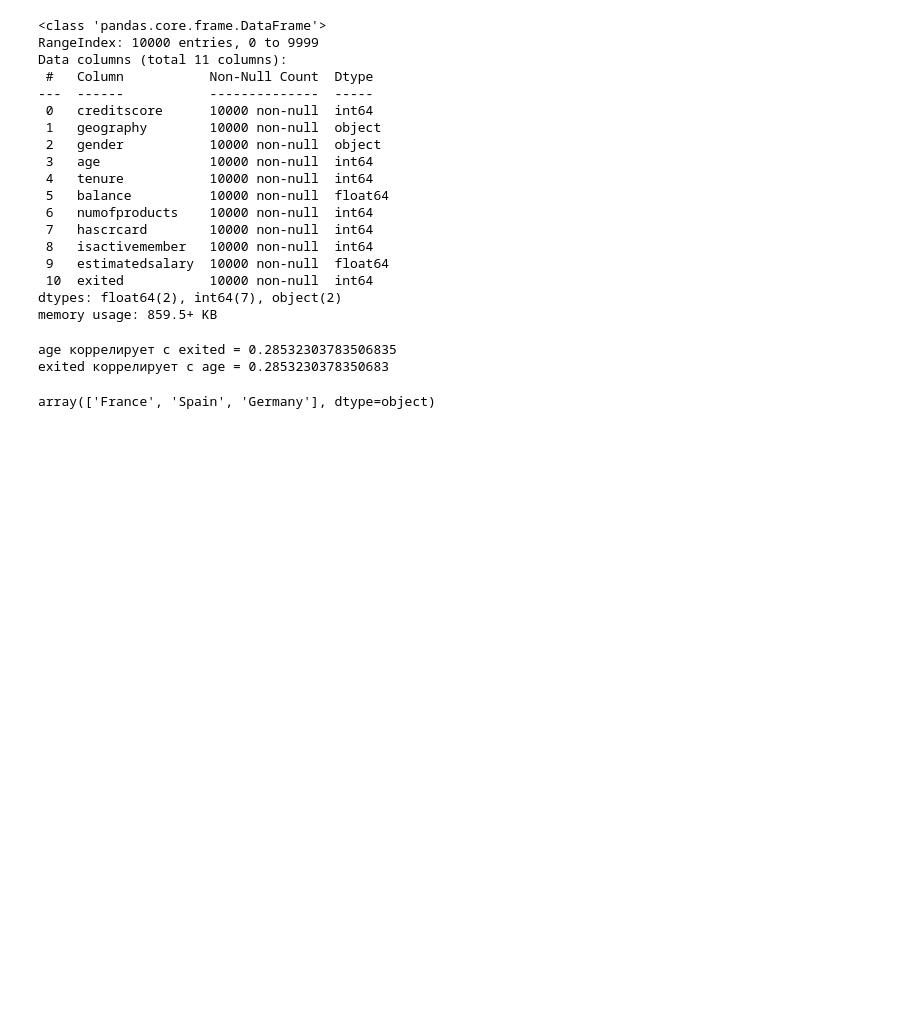
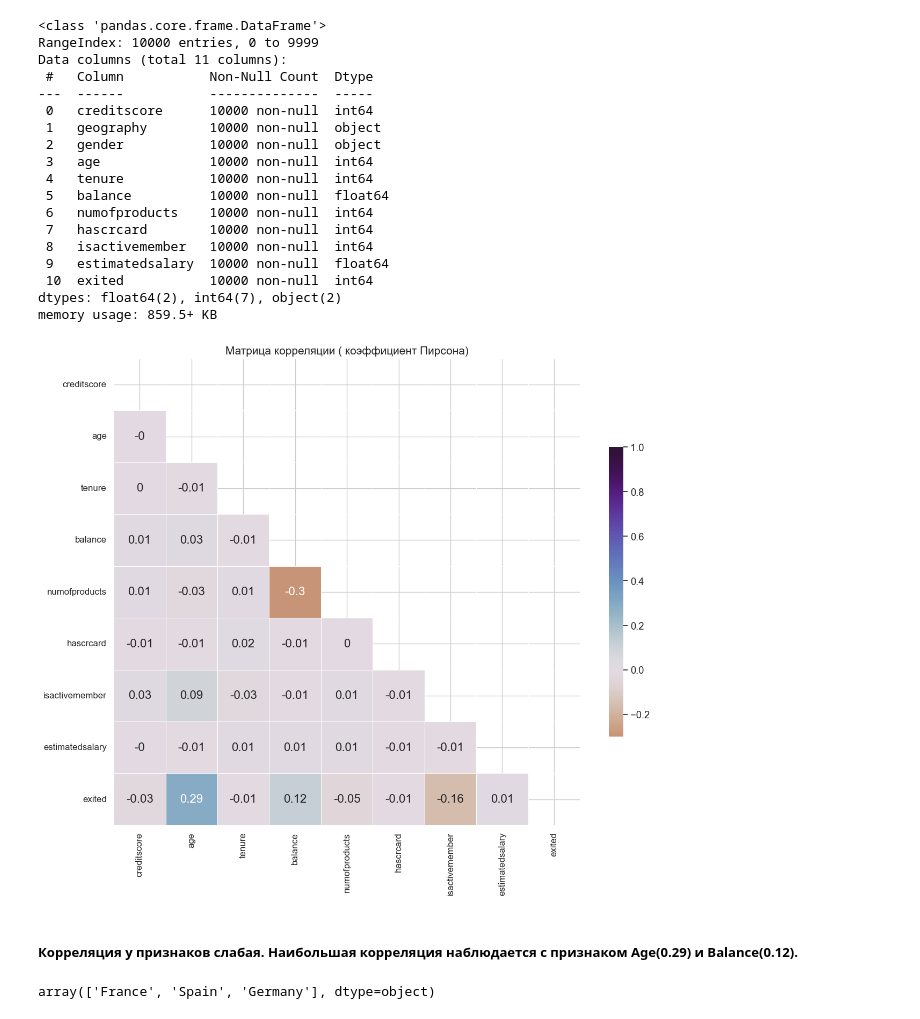
Before and after one commit to kelsinbek/CustomerChurn, a Jupyter notebook: courseProject.ipynb, the cells around one changed output. Drawn from its saved outputs; the diff is of its cells as text; code cells hidden in the pictures; blank space fills up the shorter version.

```diff
--- a/courseProject.ipynb
+++ b/courseProject.ipynb
@@ -269,14 +359,17 @@ dtypes: float64(2), int64(7), object(2)
 memory usage: 859.5+ KB
 # %%
 # Посмотрим на корреляции всех признаков
-customers_corr = df.drop(['geography', 'gender'], axis=1)
-for i in customers_corr:
-    for j in customers_corr:
-        if j != i:
-            corr = customers_corr[i].corr(customers_corr[j])
-            if corr > 0.2:
-                print(f'{i} коррелирует с {j} = {customers_corr[i].corr(customers_corr[j])}')
+df_corr = df.drop(['geography', 'gender'], axis=1)
+f, ax = plt.subplots(figsize=(14,14))
+mat = df_corr.corr('pearson').round(2)
+mask = np.triu(np.ones_like(mat, dtype=bool))
+cmap = sns.diverging_palette(15, 15, as_cmap=True)
+sns.set(font_scale=1.2)
+sns.heatmap(mat, mask=mask, cmap= "twilight_shifted_r", linecolor = "white", vmax=1, center=0, annot = True, square=True, linewidths=.5, cbar_kws={"shrink": .5}, annot_kws={"size": 16})
+plt.title('Матрица корреляции ( коэффициент Пирсона)', size=15)
+plt.show()
 # %% [output]
-age коррелирует с exited = 0.28532303783506835
-exited коррелирует с age = 0.2853230378350683
+[figure, added]
+# %% [markdown]
+##### Корреляция у признаков слабая. Наибольшая корреляция наблюдается с признаком Age(0.29) и Balance(0.12).
 # %%
```
Also changed, not shown: parts of 14 cells of this notebook.
